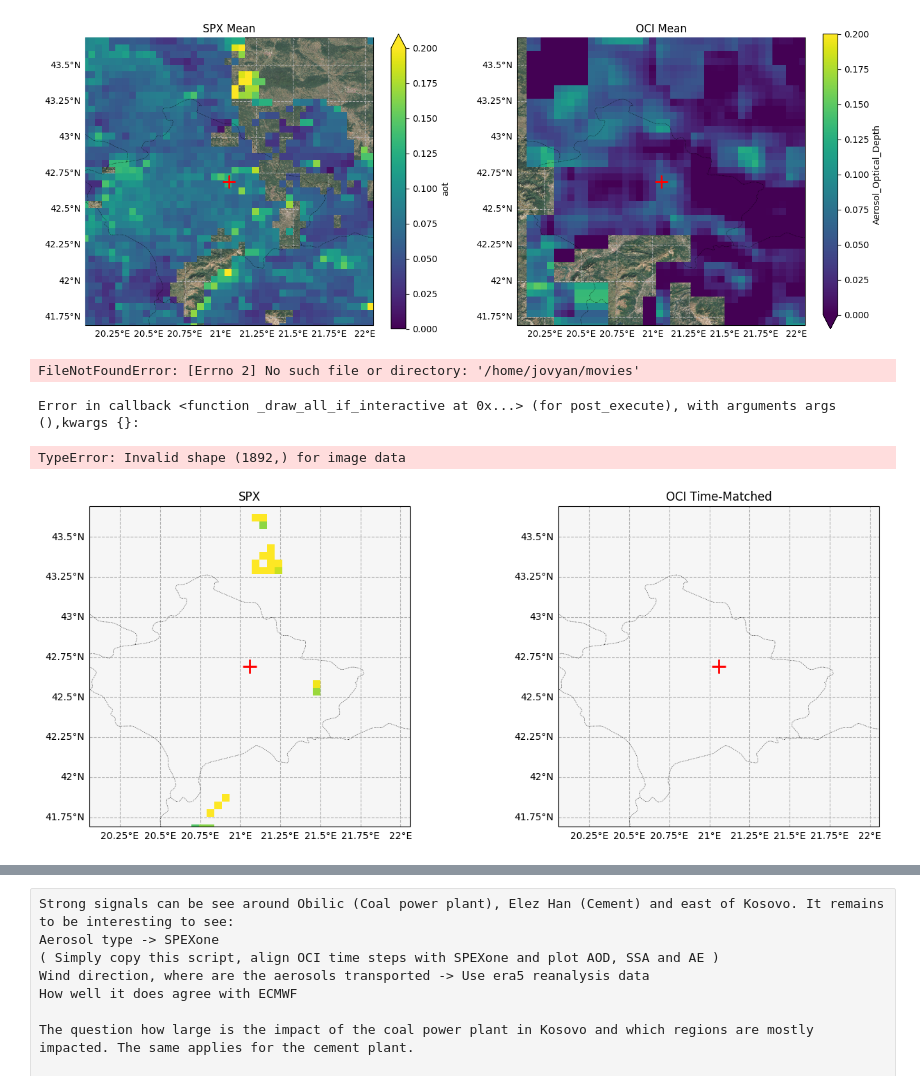
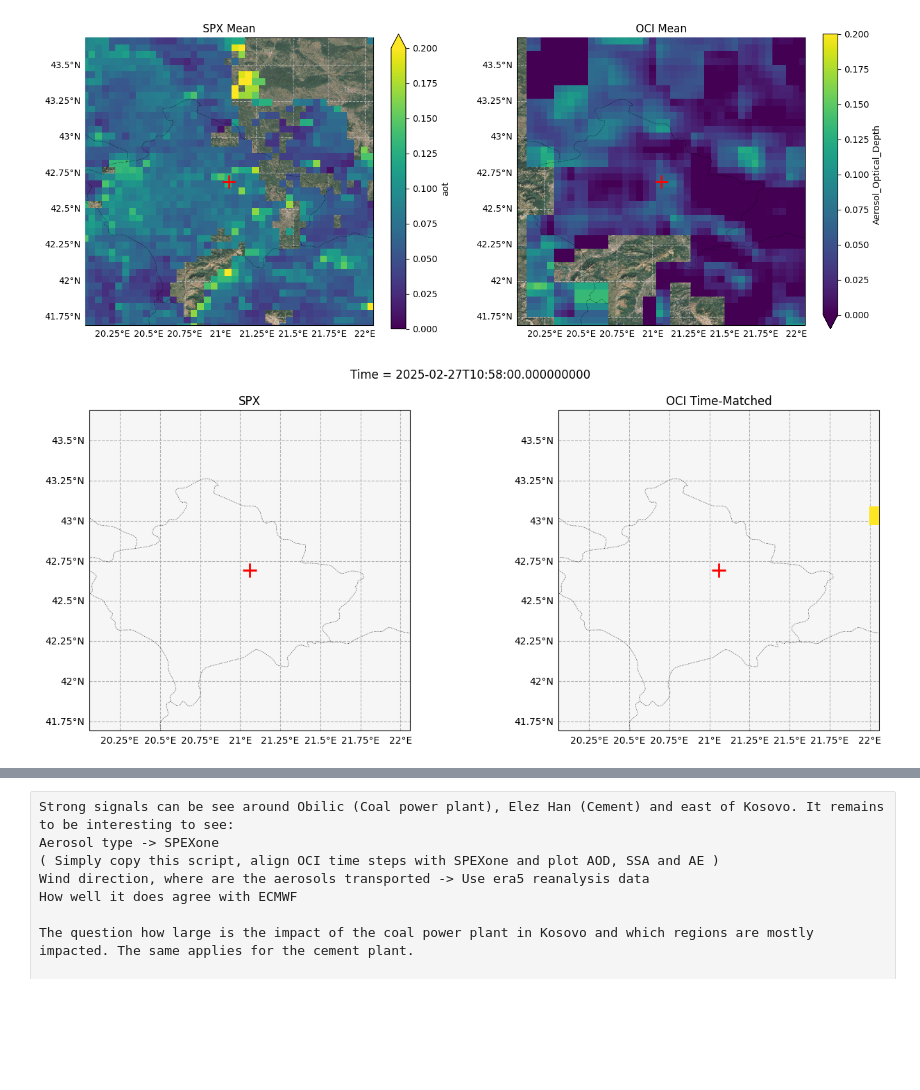
Before and after one commit to ararifi/PACEfun, a Jupyter notebook: obilic_spexone_oci.ipynb, the cells around one changed output, grey strips where cells are left out. Drawn from its saved outputs; the diff is of its cells as text; code cells hidden in the pictures; blank space fills up the shorter version.

```diff
--- a/obilic_spexone_oci.ipynb
+++ b/obilic_spexone_oci.ipynb
@@ -320,39 +209,36 @@ for ax, da, title in zip(
     )
     ims.append(im)
 
     # gridlines
     gl = ax.gridlines(draw_labels=True, linestyle="--")
     gl.top_labels = False
     gl.right_labels = False
 
     # marker
     ax.plot(
         cln, clt, transform=ccrs.PlateCarree(),
         marker="+", markersize=14, mew=2, mec="red", mfc="none",
         linestyle="none", zorder=4
     )
 
     ax.set_title(title)
 
 # Update function for animation
 def update(frame):
-    ims[0].set_array(da_spx.isel(time=frame).values.ravel())
-    ims[1].set_array(da_oci_time_matched.isel(time=frame).values.ravel())
+    ims[0].set_array(da_spx.isel(time=frame).values)
+    ims[1].set_array(da_oci_time_matched.isel(time=frame).values)
     fig.suptitle(f"Time = {str(da_spx.time.values[frame])}")
     return ims
 
 # Build animation
 ani = animation.FuncAnimation(
-    fig, update, frames=len(da_spx.time), interval=300, blit=False
+    fig, update, frames=len(da_spx.time), interval=600, blit=False
 )
 
 # Save animation (choose one)
-# ani.save("comparison.mp4", writer="ffmpeg", dpi=150)
-ani.save("movies/spx_oci_comparison.gif", writer="pillow", dpi=120)
+#ani.save("PACEfun/movies/spx_oci_comparison.mp4", writer="ffmpeg", dpi=150)
+ani.save("PACEfun/movies/spx_oci_comparison.gif", writer="pillow", dpi=120)
 
 plt.show()
 # %% [output]
-FileNotFoundError: [Errno 2] No such file or directory: '/home/jovyan/movies'
-Error in callback <function _draw_all_if_interactive at 0x...> (for post_execute), with arguments args (),kwargs {}:
-TypeError: Invalid shape (1892,) for image data
-[figure, old version]
+[figure, new version]
```
Also changed, not shown: parts of 5 cells of this notebook, 4 other files.
